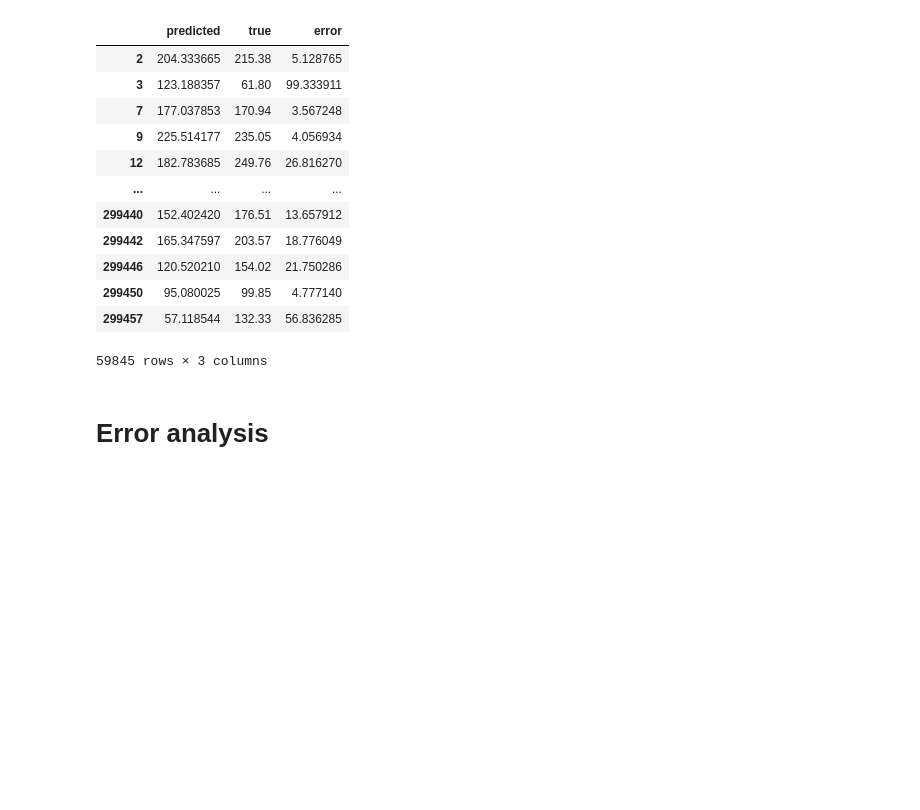
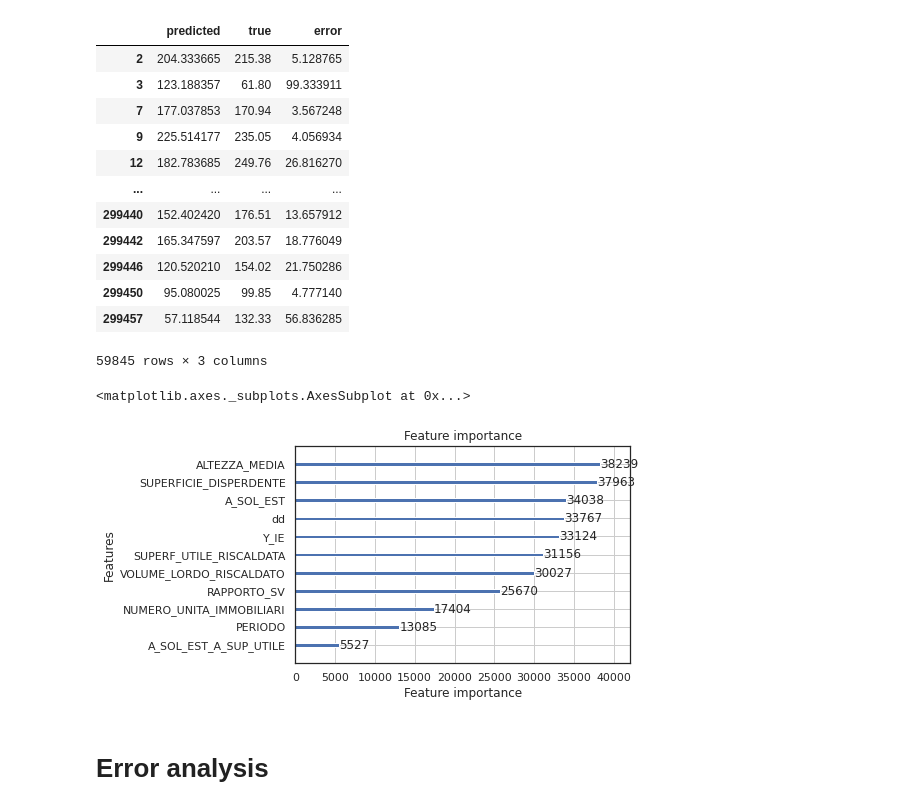
Before and after one commit to rboghe/cened, a Jupyter notebook: cened_2_0_ml.ipynb, the cells around one changed output. Drawn from its saved outputs; the diff is of its cells as text; code cells hidden in the pictures; blank space fills up the shorter version.

Commit message:
Add feat importance plot

```diff
--- a/cened_2_0_ml.ipynb
+++ b/cened_2_0_ml.ipynb
@@ -405,6 +405,11 @@ results_df
 | 299450 | 95.080025 | 99.85 | 4.777140 |
 | 299457 | 57.118544 | 132.33 | 56.836285 |
 59845 rows × 3 columns
+# %%
+plot_importance(light)
+# %% [output]
+<matplotlib.axes._subplots.AxesSubplot at 0x...>
+[figure, added]
 # %% [markdown]
 # Error analysis
 # %%
```
Also changed, not shown: parts of 1 cell of this notebook.
